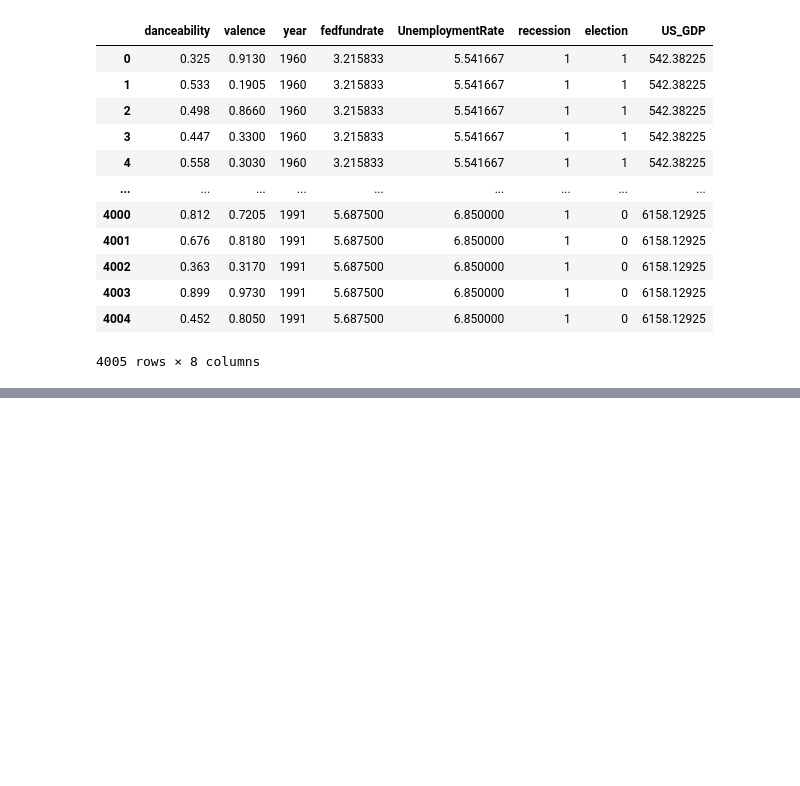
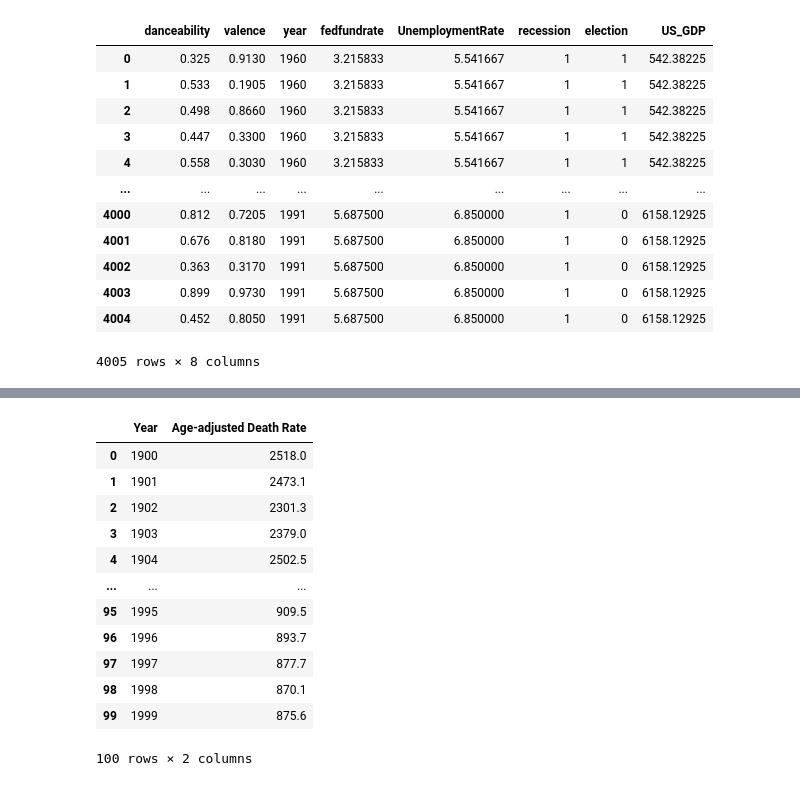
Before and after one commit to yp358/info2950-proj, a Jupyter notebook: final_cleaned_data.ipynb, the cells around one changed output, grey strips where cells are left out. Drawn from its saved outputs; the diff is of its cells as text; code cells hidden in the pictures; blank space fills up the shorter version.

```diff
--- a/final_cleaned_data.ipynb
+++ b/final_cleaned_data.ipynb
@@ -78,5 +22,9 @@ musicdata = pd.read_csv("p4_dataset_1.csv")
 fedFunds = pd.read_csv("FEDFUNDS.csv")
 un = pd.read_csv("un.csv")
 us_gdp_data = pd.read_csv("GDP.csv")
-us_entertainmentgdp_data = pd.read_csv("USPRFRMSPRTMSMNGSP.csv")
-moreecondata= pd.read_csv("variable.csv")
+stocks = pd.read_csv("stocks_final.csv")
+incar = pd.read_csv('incarceration.csv', skiprows=5, nrows=2)
+death = pd.read_csv('death_rates.csv')
+birth = pd.read_csv('birth_rate.csv',skiprows=4)
+
+#moreecondata= pd.read_csv("variable.csv")
@@ -443,0 +422,23 @@ cleandata
+# %%
+both_sexes = death[death['Sex'] == 'Both Sexes']
+death = both_sexes[['Year', 'Age-adjusted Death Rate']].copy()
+death['Age-adjusted Death Rate'] = death['Age-adjusted Death Rate'].str.replace(',', '').astype(float)
+death['Year'] = death['Year'].astype(int)
+death['Year'] = pd.to_datetime(death['Year'], format='%Y')
+death['Year'] = death['Year'].dt.year
+
+death.head(100)
+# %% [output]
+|  | Year | Age-adjusted Death Rate |
+| 0 | 1900 | 2518.0 |
+| 1 | 1901 | 2473.1 |
+| 2 | 1902 | 2301.3 |
+| 3 | 1903 | 2379.0 |
+| 4 | 1904 | 2502.5 |
+| ... | ... | ... |
+| 95 | 1995 | 909.5 |
+| 96 | 1996 | 893.7 |
+| 97 | 1997 | 877.7 |
+| 98 | 1998 | 870.1 |
+| 99 | 1999 | 875.6 |
+100 rows × 2 columns
```
Also changed, not shown: parts of 93 cells of this notebook, 6 other files.
